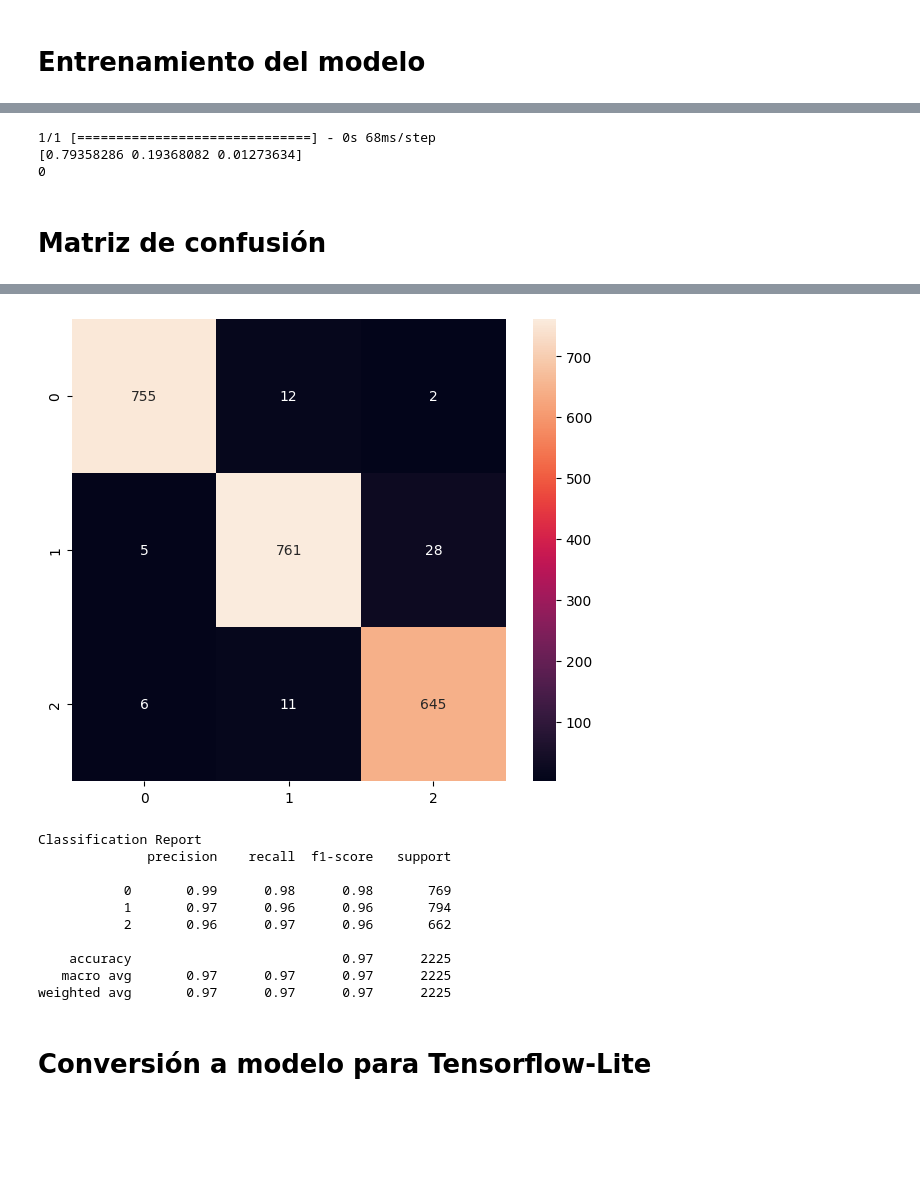
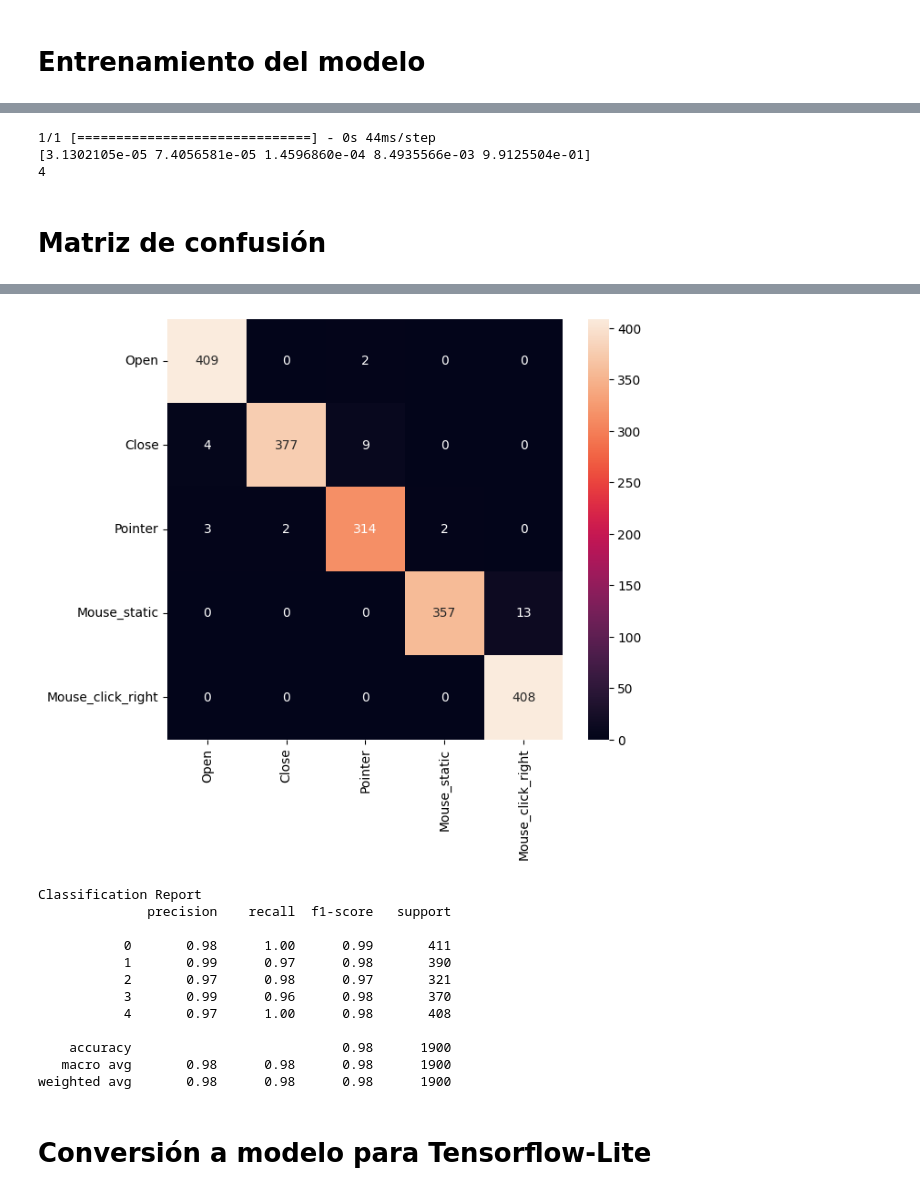
Before and after one commit to Just253/Levus, a Jupyter notebook: server/gestureRecognition/keypoint_classification.ipynb, the cells around one changed output, grey strips where cells are left out. Cells and saved outputs as stored; diff of their text form; code cells hidden in the pictures; blank space fills up the shorter version.

Commit message:
feat: obtener labels automaticamente, nuecas capas para el modelo, ahora se ven los labels en la grafica

```diff
--- a/server/gestureRecognition/keypoint_classification.ipynb
+++ b/server/gestureRecognition/keypoint_classification.ipynb
@@ -29,5 +29,6 @@ GPUs Available:  [PhysicalDevice(name='/physical_device:GPU:0', device_type='GPU
 # %%
 dataset = 'model/keypoint_classifier/keypoint.csv'
 model_save_path = 'model/keypoint_classifier/keypoint_classifier.keras'
+labels = 'model/keypoint_classifier/keypoint_classifier_label.csv'
 # %% [markdown]
 # Configuración del número de clasificaciones
@@ -35,0 +35,10 @@ NUM_CLASSES = 3
+# %%
+# Leer el contenido del archivo, eliminando el BOM si está presente
+with open(labels, 'r', encoding='utf-8-sig') as f:
+    content = f.read().splitlines()
+
+# Convertir el contenido a un array de NumPy
+labels_name = np.array(content, dtype=str)
+
+print(labels_name)
+NUM_CLASSES = len(labels_name)
@@ -40,7 +51,7 @@ X_dataset = np.loadtxt(dataset, delimiter=',', dtype='float32', usecols=list(ran
 # %%
 y_dataset = np.loadtxt(dataset, delimiter=',', dtype='int32', usecols=(0))
 # %%
-X_train, X_test, y_train, y_test = train_test_split(X_dataset, y_dataset, train_size=0.50, random_state=RANDOM_SEED)
+X_train, X_test, y_train, y_test = train_test_split(X_dataset, y_dataset, train_size=0.75, random_state=RANDOM_SEED)
 # %% [markdown]
 # Construcción del modelo
 # %%
@@ -152,9 +164,9 @@ predict_result = model.predict(np.array([X_test[0]]))
 print(np.squeeze(predict_result))
 print(np.argmax(np.squeeze(predict_result)))
 # %% [output]
-1/1 [==============================] - 0s 68ms/step
-[0.79358286 0.19368082 0.01273634]
-0
+1/1 [==============================] - 0s 44ms/step
+[3.1302105e-05 7.4056581e-05 1.4596860e-04 8.4935566e-03 9.9125504e-01]
+4
 # %% [markdown]
 # Matriz de confusión
 # %%
@@ -163,11 +175,11 @@ import seaborn as sns
 import matplotlib.pyplot as plt
 from sklearn.metrics import confusion_matrix, classification_report
 
-def print_confusion_matrix(y_true, y_pred, report=True):
+def print_confusion_matrix(y_true, y_pred, labels_name, report=True):
     labels = sorted(list(set(y_true)))
-    cmx_data = confusion_matrix(y_true, y_pred, labels=labels)
+    cmx_data = confusion_matrix(y_true, y_pred, labels=range(len(labels_name)))
 
-    df_cmx = pd.DataFrame(cmx_data, index=labels, columns=labels)
+    df_cmx = pd.DataFrame(cmx_data, index=labels_name, columns=labels_name)
 
     fig, ax = plt.subplots(figsize=(7, 6))
     sns.heatmap(df_cmx, annot=True, fmt='g' ,square=False)
@@ -181,5 +193,5 @@ def print_confusion_matrix(y_true, y_pred, report=True):
 Y_pred = model.predict(X_test)
 y_pred = np.argmax(Y_pred, axis=1)
 
-print_confusion_matrix(y_test, y_pred)
+print_confusion_matrix(y_test, y_pred, labels_name)
 # %% [output]
@@ -187,14 +199,16 @@ print_confusion_matrix(y_test, y_pred)
-[figure, old version]
+[figure, new version]
 Classification Report
               precision    recall  f1-score   support
 
-           0       0.99      0.98      0.98       769
-           1       0.97      0.96      0.96       794
-           2       0.96      0.97      0.96       662
+           0       0.98      1.00      0.99       411
+           1       0.99      0.97      0.98       390
+           2       0.97      0.98      0.97       321
+           3       0.99      0.96      0.98       370
+           4       0.97      1.00      0.98       408
 
-    accuracy                           0.97      2225
-   macro avg       0.97      0.97      0.97      2225
-weighted avg       0.97      0.97      0.97      2225
+    accuracy                           0.98      1900
+   macro avg       0.98      0.98      0.98      1900
+weighted avg       0.98      0.98      0.98      1900
 # %% [markdown]
 # Conversión a modelo para Tensorflow-Lite
 # %%
```
Also changed, not shown: parts of 11 cells of this notebook.
